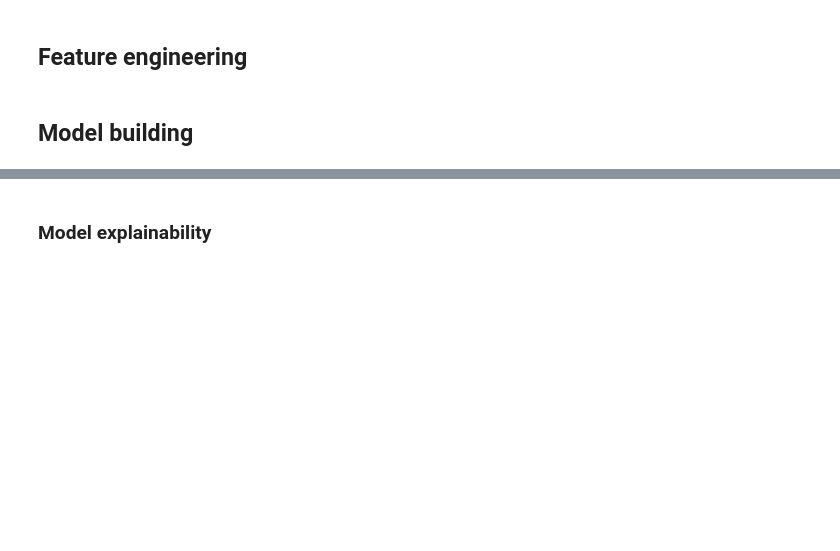
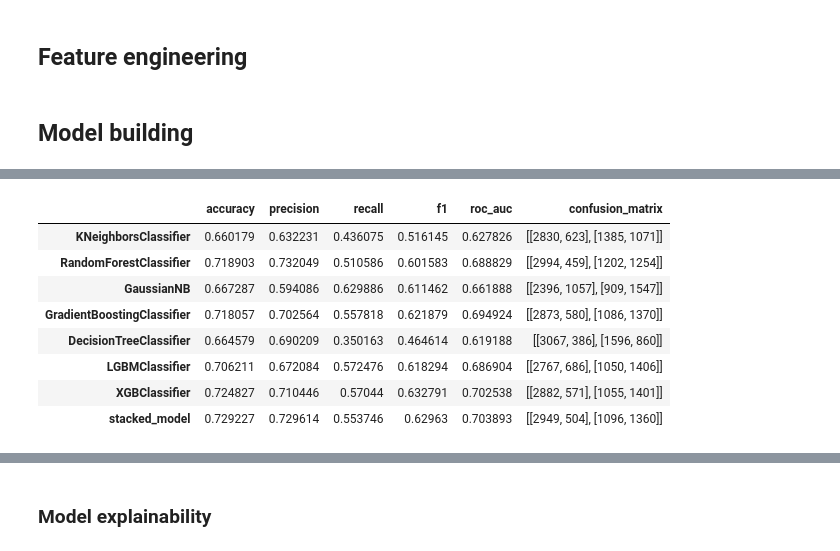
Before and after one commit to McGill-MMA-EnterpriseAnalytics/Spotify-Music, a Jupyter notebook: scratch/model.ipynb, the cells around one changed output, grey strips where cells are left out. Saved outputs shown, nothing was run; the diff lists cells and outputs as text; code cells hidden in the pictures; blank space fills up the shorter version.

```diff
--- a/scratch/model.ipynb
+++ b/scratch/model.ipynb
@@ -441,0 +463,24 @@ _ = pr_curve.figure_.set_size_inches(15, 10)
+# %%
+stacked_model_estimators = stacked_model.estimators_
+reports = {}
+
+X_test_transformed = pipeline.named_steps['columntransformer'].transform(X_test)
+
+
+for estimator in stacked_model_estimators:
+    print(f'Report for: {estimator.__class__.__name__}')
+
+    y_pred = estimator.predict(X_test_transformed)
+
+    print(classification_report(y_test, y_pred))
+
+    report = {
+        'accuracy': accuracy_score(y_test, y_pred),
+        'precision': precision_score(y_test, y_pred),
+        'recall': recall_score(y_test, y_pred),
+        'f1': f1_score(y_test, y_pred),
+        'roc_auc': roc_auc_score(y_test, y_pred),
+        'confusion_matrix': confusion_matrix(y_test, y_pred)
+    }
+
+    reports[estimator.__class__.__name__] = report
@@ -441,0 +551,3 @@ _ = pr_curve.figure_.set_size_inches(15, 10)
+# %%
+reports
+# %% [output]
@@ -441,0 +555,9 @@ _ = pr_curve.figure_.set_size_inches(15, 10)
+|  | accuracy | precision | recall | f1 | roc_auc | confusion_matrix |
+| KNeighborsClassifier | 0.660179 | 0.632231 | 0.436075 | 0.516145 | 0.627826 | [[2830, 623], [1385, 1071]] |
+| RandomForestClassifier | 0.718903 | 0.732049 | 0.510586 | 0.601583 | 0.688829 | [[2994, 459], [1202, 1254]] |
+| GaussianNB | 0.667287 | 0.594086 | 0.629886 | 0.611462 | 0.661888 | [[2396, 1057], [909, 1547]] |
+| GradientBoostingClassifier | 0.718057 | 0.702564 | 0.557818 | 0.621879 | 0.694924 | [[2873, 580], [1086, 1370]] |
+| DecisionTreeClassifier | 0.664579 | 0.690209 | 0.350163 | 0.464614 | 0.619188 | [[3067, 386], [1596, 860]] |
+| LGBMClassifier | 0.706211 | 0.672084 | 0.572476 | 0.618294 | 0.686904 | [[2767, 686], [1050, 1406]] |
+| XGBClassifier | 0.724827 | 0.710446 | 0.57044 | 0.632791 | 0.702538 | [[2882, 571], [1055, 1401]] |
+| stacked_model | 0.729227 | 0.729614 | 0.553746 | 0.62963 | 0.703893 | [[2949, 504], [1096, 1360]] |
```
Also changed, not shown: parts of 28 cells of this notebook.
